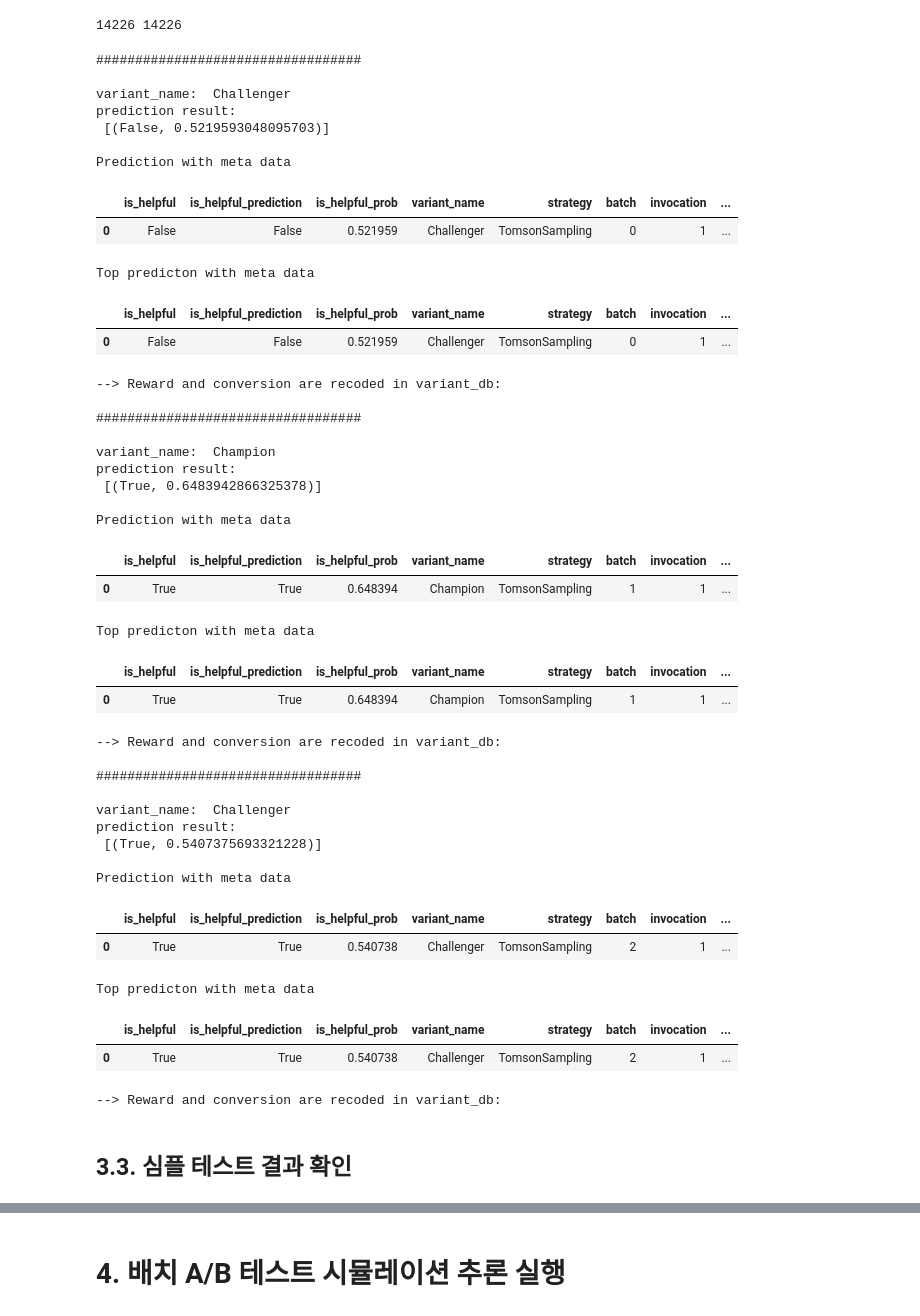
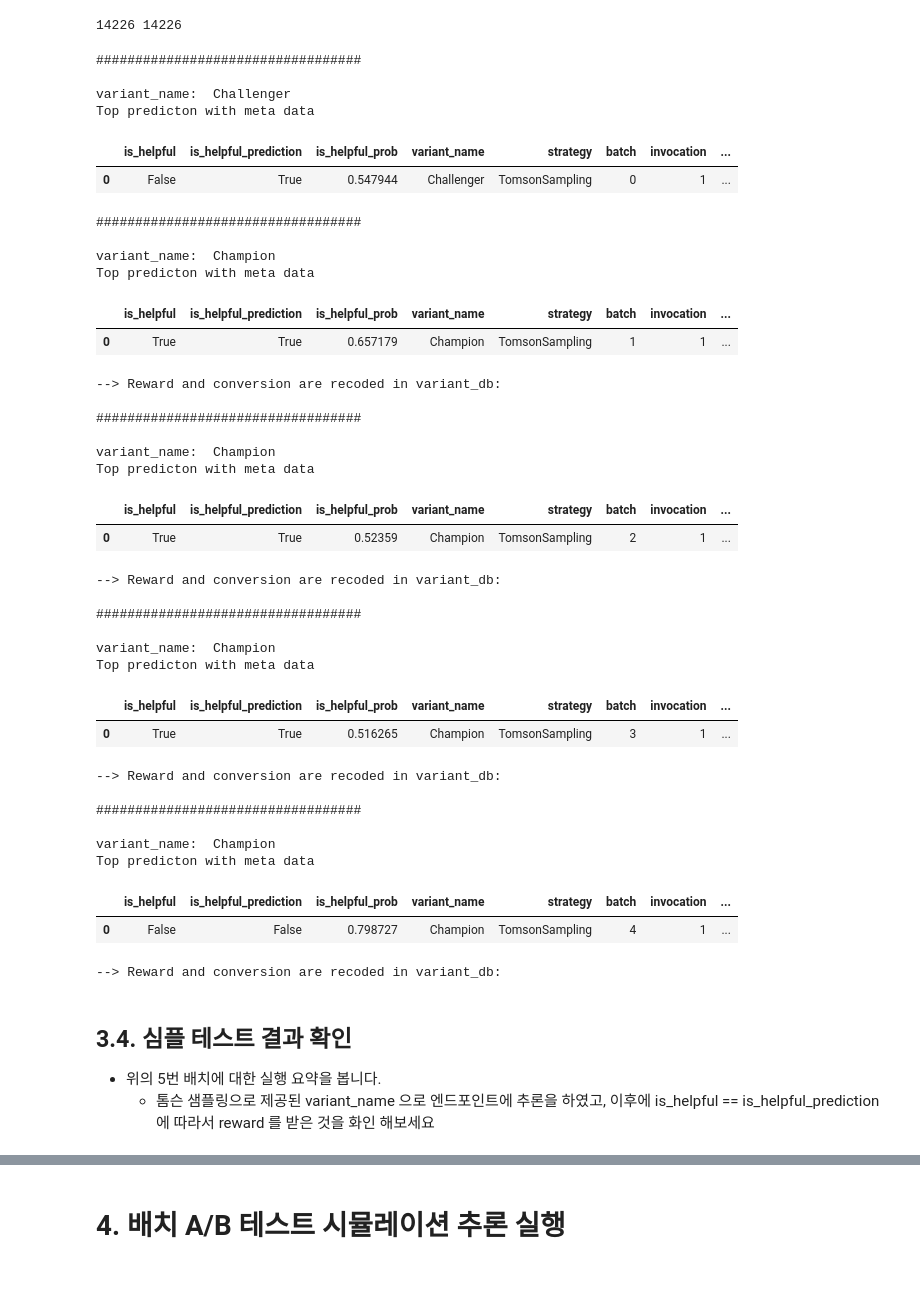
Before and after one commit to gonsoomoon-ml/Dynamic-AB-Testing-On-SageMaker, a Jupyter notebook: dynamic-ab-testing/4.1.simulate-mab-reviews-helpfulness.ipynb, the cells around one changed output, grey strips where cells are left out. Cells and saved outputs as stored; diff of their text form; code cells hidden in the pictures; blank space fills up the shorter version.

```diff
--- a/dynamic-ab-testing/4.1.simulate-mab-reviews-helpfulness.ipynb
+++ b/dynamic-ab-testing/4.1.simulate-mab-reviews-helpfulness.ipynb
@@ -267,54 +349,52 @@ print(len(input_batch), len(test_batch))
 14226 14226
 # %%
 # batch_num 값으로 배치 수 조절
-batch_num = 2
+batch_num = 4
 
 batch_df = pd.concat(api_predict(i, endpoint_name, batch_size, input_batch[i],test_batch[i],variant_db, verbose=True)
                      for i in range(len(input_batch)) if i <= batch_num ).reset_index(drop=True)
 # %% [output]
 ##################################
 
 variant_name:  Challenger
-prediction result:
- [(False, 0.5219593048095703)]
-
-Prediction with meta data
+Top predicton with meta data
 |  | is_helpful | is_helpful_prediction | is_helpful_prob | variant_name | strategy | batch | invocation | ... |
-| 0 | False | False | 0.521959 | Challenger | TomsonSampling | 0 | 1 | ... |
+| 0 | False | True | 0.547944 | Challenger | TomsonSampling | 0 | 1 | ... |
+##################################
+
+variant_name:  Champion
 Top predicton with meta data
 |  | is_helpful | is_helpful_prediction | is_helpful_prob | variant_name | strategy | batch | invocation | ... |
-| 0 | False | False | 0.521959 | Challenger | TomsonSampling | 0 | 1 | ... |
+| 0 | True | True | 0.657179 | Champion | TomsonSampling | 1 | 1 | ... |
 --> Reward and conversion are recoded in variant_db:
 
 ##################################
 
 variant_name:  Champion
-prediction result:
- [(True, 0.6483942866325378)]
-
-Prediction with meta data
+Top predicton with meta data
 |  | is_helpful | is_helpful_prediction | is_helpful_prob | variant_name | strategy | batch | invocation | ... |
-| 0 | True | True | 0.648394 | Champion | TomsonSampling | 1 | 1 | ... |
+| 0 | True | True | 0.52359 | Champion | TomsonSampling | 2 | 1 | ... |
+--> Reward and conversion are recoded in variant_db:
+
+##################################
+
+variant_name:  Champion
 Top predicton with meta data
 |  | is_helpful | is_helpful_prediction | is_helpful_prob | variant_name | strategy | batch | invocation | ... |
-| 0 | True | True | 0.648394 | Champion | TomsonSampling | 1 | 1 | ... |
+| 0 | True | True | 0.516265 | Champion | TomsonSampling | 3 | 1 | ... |
 --> Reward and conversion are recoded in variant_db:
 
 ##################################
 
-variant_name:  Challenger
-prediction result:
- [(True, 0.5407375693321228)]
-
-Prediction with meta data
+variant_name:  Champion
+Top predicton with meta data
 |  | is_helpful | is_helpful_prediction | is_helpful_prob | variant_name | strategy | batch | invocation | ... |
-| 0 | True | True | 0.540738 | Challenger | TomsonSampling | 2 | 1 | ... |
+| 0 | False | False | 0.798727 | Champion | TomsonSampling | 4 | 1 | ... |
-Top predicton with meta data
+--> Reward and conversion are recoded in variant_db:
-|  | is_helpful | is_helpful_prediction | is_helpful_prob | variant_name | strategy | batch | invocation | ... |
-| 0 | True | True | 0.540738 | Challenger | TomsonSampling | 2 | 1 | ... |
---> Reward and conversion are recoded in variant_db:
-# %% [markdown]
-## 3.3. 심플 테스트 결과 확인
+# %% [markdown]
+## 3.4. 심플 테스트 결과 확인
+- 위의 5번 배치에 대한 실행 요약을 봅니다.
+    - 톰슨 샘플링으로 제공된 variant_name 으로 엔드포인트에 추론을 하였고, 이후에 is_helpful == is_helpful_prediction 에 따라서 reward 를 받은 것을 화인 해보세요
 # %%
 batch_df
 # %% [output]
```
Also changed, not shown: parts of 51 cells of this notebook, 4 other files.
